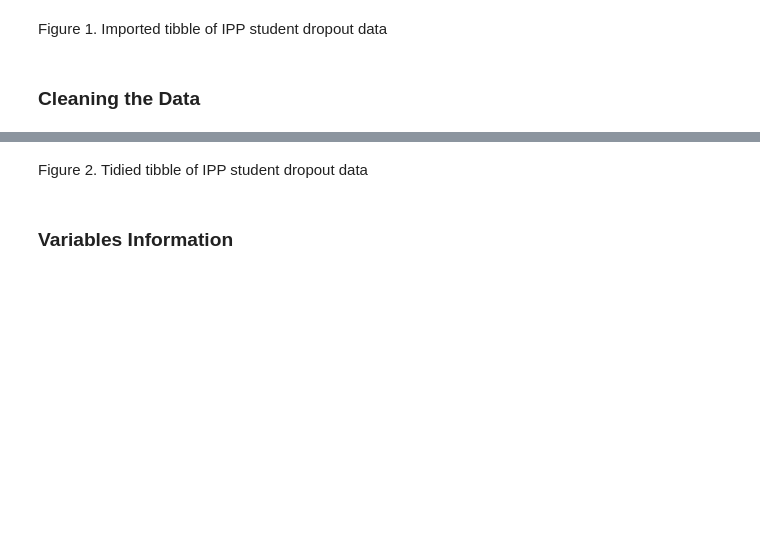
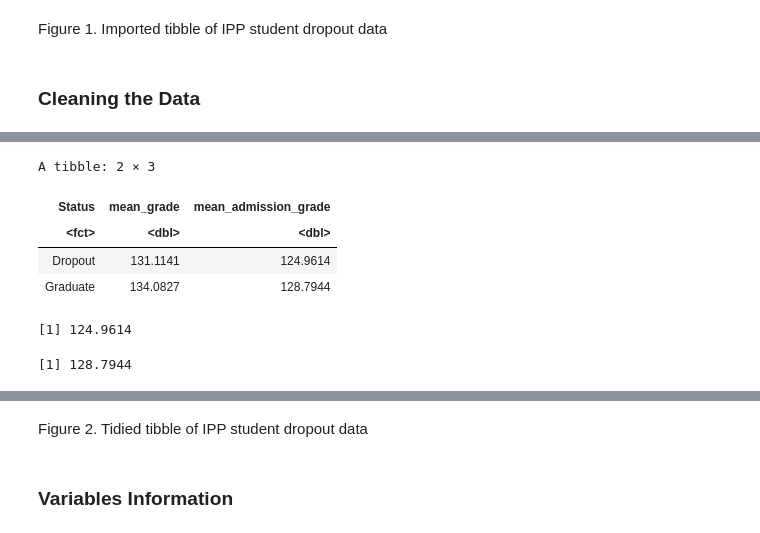
Before and after one commit to yui-ubc/stat-201-2023w1-group-20, a Jupyter notebook: project_proposal.ipynb, the cells around one changed output, grey strips where cells are left out. Saved outputs shown, nothing was run; the diff lists cells and outputs as text; code cells hidden in the pictures; blank space fills up the shorter version.

```diff
--- a/project_proposal.ipynb
+++ b/project_proposal.ipynb
@@ -96,0 +93,16 @@ A data.frame: 3630 × 37
+# %%
+dropout_summarize <- dropout_pop %>%
+group_by(Status) %>%
+summarize(mean_grade = mean(Grade), mean_admission_grade = mean(Admission_Grade)) # WE decided to take population mean as the appropriate quantity to help answer our question
+dropout_summarize
+
+dropout_mean <- dropout_summarize["1","mean_admission_grade", drop=TRUE]
+graduates_mean <- dropout_summarize["2","mean_admission_grade", drop=TRUE]
+# %% [output]
+A tibble: 2 × 3
+| Status | mean_grade | mean_admission_grade |
+| <fct> | <dbl> | <dbl> |
+| Dropout | 131.1141 | 124.9614 |
+| Graduate | 134.0827 | 128.7944 |
+[1] 124.9614
+[1] 128.7944
```
Also changed, not shown: parts of 5 cells of this notebook.
